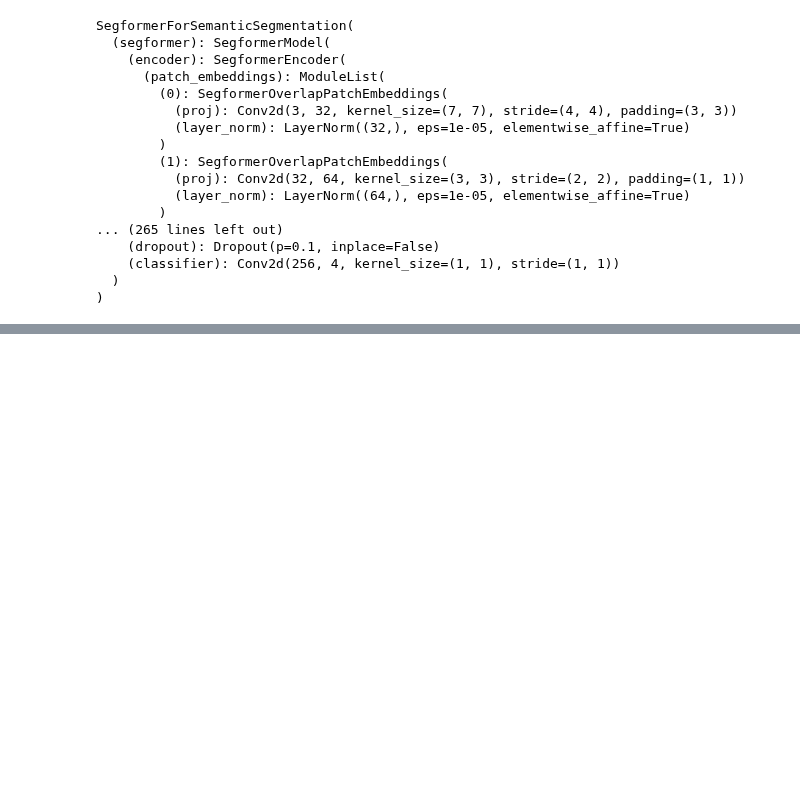
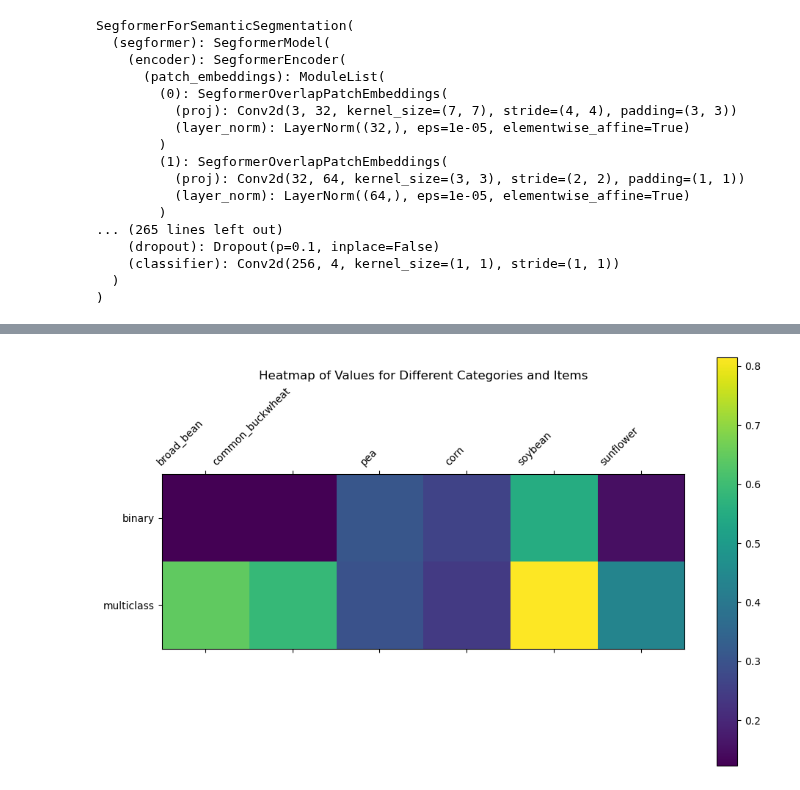
Before and after one commit to katekuian/master_thesis, a Jupyter notebook: notebooks/04_results.ipynb, the cells around one changed output, grey strips where cells are left out. Saved outputs shown, nothing was run; the diff lists cells and outputs as text; code cells hidden in the pictures; blank space fills up the shorter version.

```diff
--- a/notebooks/04_results.ipynb
+++ b/notebooks/04_results.ipynb
@@ -159,0 +226,38 @@ visualize_annotation(pred_seg)
+# %%
+def plot_heat_map(data):
+    categories = list(data.keys())
+    items = list(data['binary'].keys())
+
+    # Convert the data to a NumPy array
+    heatmap_data = np.array([[data[category][item] for item in items] for category in categories])
+
+    # Create a figure and axis
+    fig, ax = plt.subplots(figsize=(10, 6))
+
+    # Create the heatmap
+    cax = ax.matshow(heatmap_data, cmap='viridis')
+
+    # Add colorbar
+    cbar = fig.colorbar(cax)
+
+    # Set labels for the x and y axes
+    ax.set_xticks(np.arange(len(items)))
+    ax.set_yticks(np.arange(len(categories)))
+    ax.set_xticklabels(items, rotation=45, ha='right')
+    ax.set_yticklabels(categories)
+
+    # Show the values in each cell
+    # for i in range(len(categories)):
+    #     for j in range(len(items)):
+    #         text = ax.text(j, i, f'{heatmap_data[i, j]:.2f}', ha='center', va='center', color='w', fontsize=8)  # Specify fontsize
+
+    # Set a title
+    plt.title('Heatmap of Values for Different Categories and Items')
+
+    # Show the plot
+    plt.tight_layout()
+    plt.show()
+# %%
+plot_heat_map(train_losses)
+# %% [output]
+[figure, added]
```
Also changed, not shown: parts of 31 cells of this notebook.
